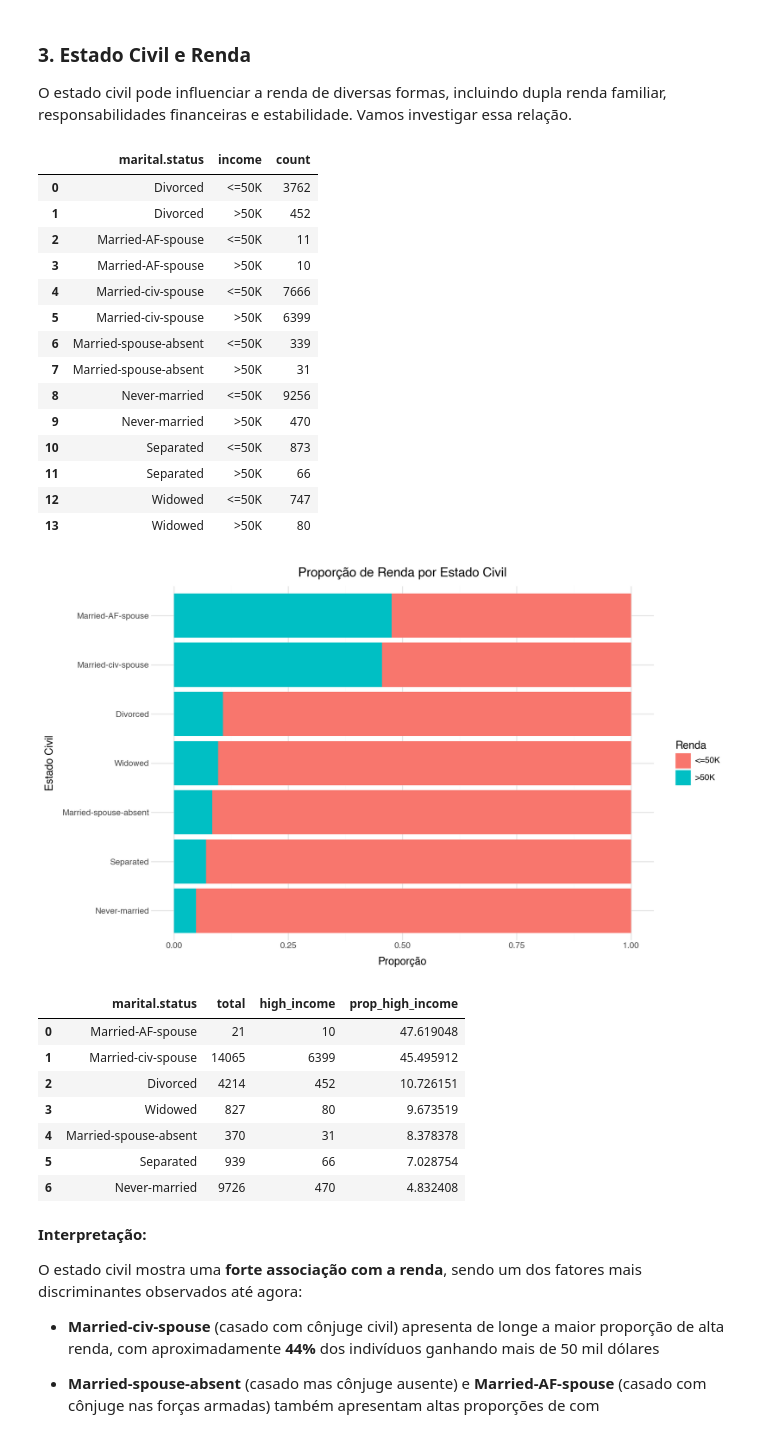
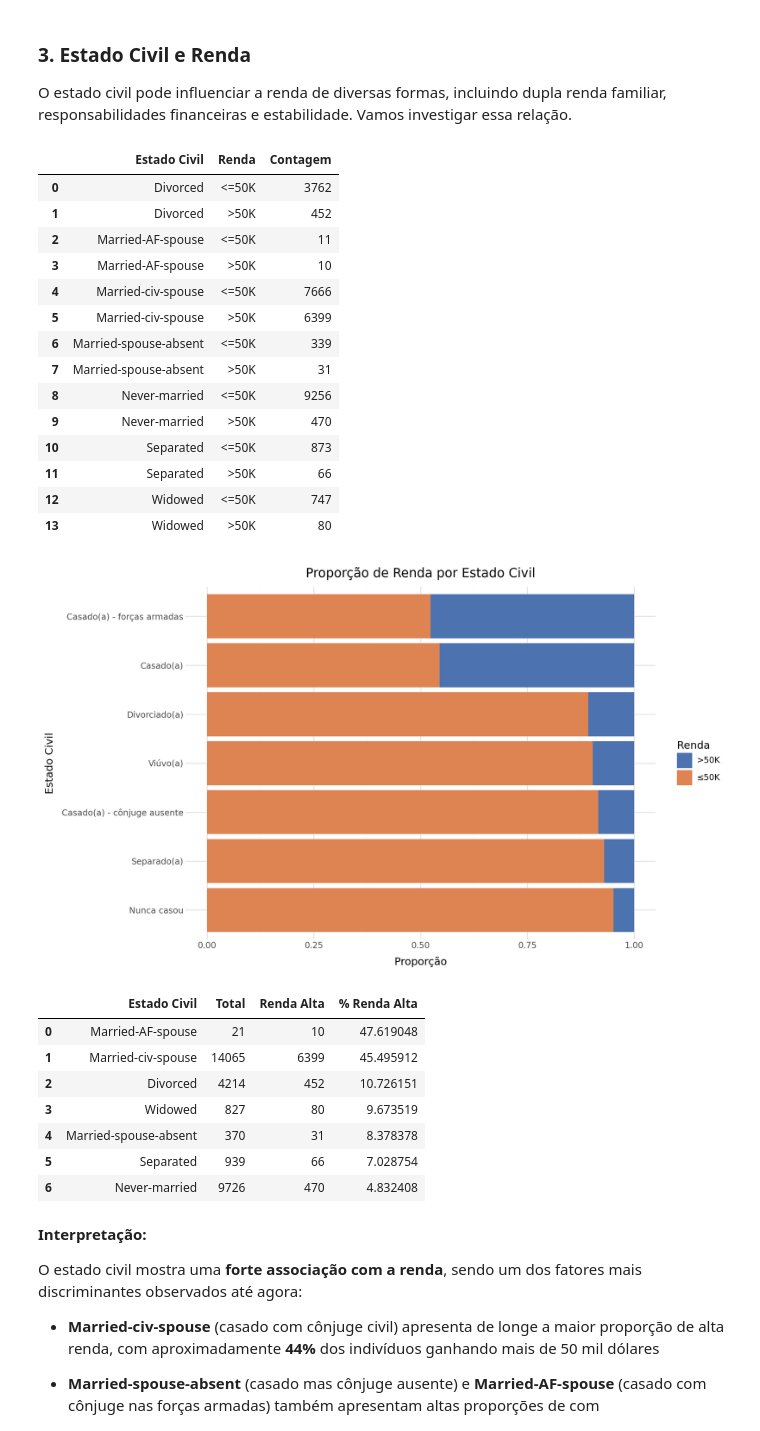
Before and after one commit to vivsoliveira/Adult-Census-Income, a Jupyter notebook: main.ipynb, the cells around one changed output. Cells and saved outputs as stored; diff of their text form; code cells hidden in the pictures.

```diff
--- a/main.ipynb
+++ b/main.ipynb
@@ -33,6 +33,26 @@ df.head()
 | 2 | 66 | ? | 186061 | Some-college | 10 | Widowed | ? | Unmarried | ... |
 | 3 | 54 | Private | 140359 | 7th-8th | 4 | Divorced | Machine-op-inspct | Unmarried | ... |
 | 4 | 41 | Private | 264663 | Some-college | 10 | Separated | Prof-specialty | Own-child | ... |
+# %%
+# Mapeamento de categorias de educação para nomes mais legíveis
+education_mapping = {
+    'Preschool': 'Pré-escola',
+    '1st-4th': '1ª a 4ª série',
+    '5th-6th': '5ª a 6ª série',
+    '7th-8th': '7ª a 8ª série',
+    '9th': '9º ano',
+    '10th': '10º ano',
+    '11th': '11º ano',
+    '12th': '12º ano',
+    'HS-grad': 'Ensino médio completo',
+    'Some-college': 'Superior incompleto',
+    'Assoc-voc': 'Associado vocacional',
+    'Assoc-acdm': 'Associado acadêmico',
+    'Bachelors': 'Bacharelado',
+    'Masters': 'Mestrado',
+    'Prof-school': 'Escola profissional',
+    'Doctorate': 'Doutorado'
+}
 # %%
 df.info()
 # %% [output]
@@ -182,0 +204,3 @@ Dados mantidos: 92.6%
+# %%
+# Aplicando o mapeamento de educação para nomes mais legíveis
+df['education'] = df['education'].map(education_mapping)
@@ -382,9 +583,13 @@ marital_income = (df
                   .size()
                   .reset_index(name='count'))
 
-marital_income
+marital_income.rename(columns={
+    'marital.status': 'Estado Civil',
+    'income': 'Renda',
+    'count': 'Contagem'
+})
 # %% [output]
-|  | marital.status | income | count |
+|  | Estado Civil | Renda | Contagem |
 | 0 | Divorced | <=50K | 3762 |
 | 1 | Divorced | >50K | 452 |
 | 2 | Married-AF-spouse | <=50K | 11 |
@@ -402,27 +607,40 @@ marital_income
 # %%
 # Gráfico de barras com proporção de renda por estado civil
 # Ordenando estado civil pela proporção de alta renda
 marital_order = (df
                  .groupby('marital.status')
                  .agg(high_income=('income', lambda x: (x == '>50K').sum()),
                       total=('income', 'count'))
                  .assign(prop=lambda x: x['high_income'] / x['total'])
                  .sort_values('prop')
                  .index.tolist())
 
+marital_mapping = {
+    'Married-civ-spouse': 'Casado(a)',
+    'Never-married': 'Nunca casou',
+    'Divorced': 'Divorciado(a)',
+    'Separated': 'Separado(a)',
+    'Widowed': 'Viúvo(a)',
+    'Married-spouse-absent': 'Casado(a) - cônjuge ausente',
+    'Married-AF-spouse': 'Casado(a) - forças armadas'
+}
+
 (df
  .assign(**{'marital.status': lambda _: pd.Categorical(_['marital.status'], categories=marital_order, ordered=True)})
- .pipe(lambda _: ggplot(_, aes(x='marital.status', fill='income')) +
+ .assign(marital_pt=lambda _: _['marital.status'].map(marital_mapping))
+ .assign(income_pt=lambda _: _['income'].map({'<=50K': '≤50K', '>50K': '>50K'}))
+ .pipe(lambda _: ggplot(_, aes(x='marital_pt', fill='income_pt')) +
            geom_bar(position='fill') +
            coord_flip() +
            labs(title='Proporção de Renda por Estado Civil',
                 x='Estado Civil',
                 y='Proporção',
                 fill='Renda') +
+           scale_fill_manual(values=['#4C72B0', '#DD8452']) +
            theme_minimal() +
            theme(figure_size=(10, 6))))
 # %% [output]
-[figure, old version]
+[figure, new version]
 # %%
 # Proporção de alta renda por estado civil
 marital_prop = (df
@@ -435,9 +653,14 @@ marital_prop = (df
                 .sort_values('prop_high_income', ascending=False)
                 .reset_index())
 
-marital_prop
+marital_prop.rename(columns={
+    'marital.status': 'Estado Civil',
+    'total': 'Total',
+    'high_income': 'Renda Alta',
+    'prop_high_income': '% Renda Alta'
+})
 # %% [output]
-|  | marital.status | total | high_income | prop_high_income |
+|  | Estado Civil | Total | Renda Alta | % Renda Alta |
 | 0 | Married-AF-spouse | 21 | 10 | 47.619048 |
 | 1 | Married-civ-spouse | 14065 | 6399 | 45.495912 |
 | 2 | Divorced | 4214 | 452 | 10.726151 |
```
Also changed, not shown: parts of 40 cells of this notebook.
